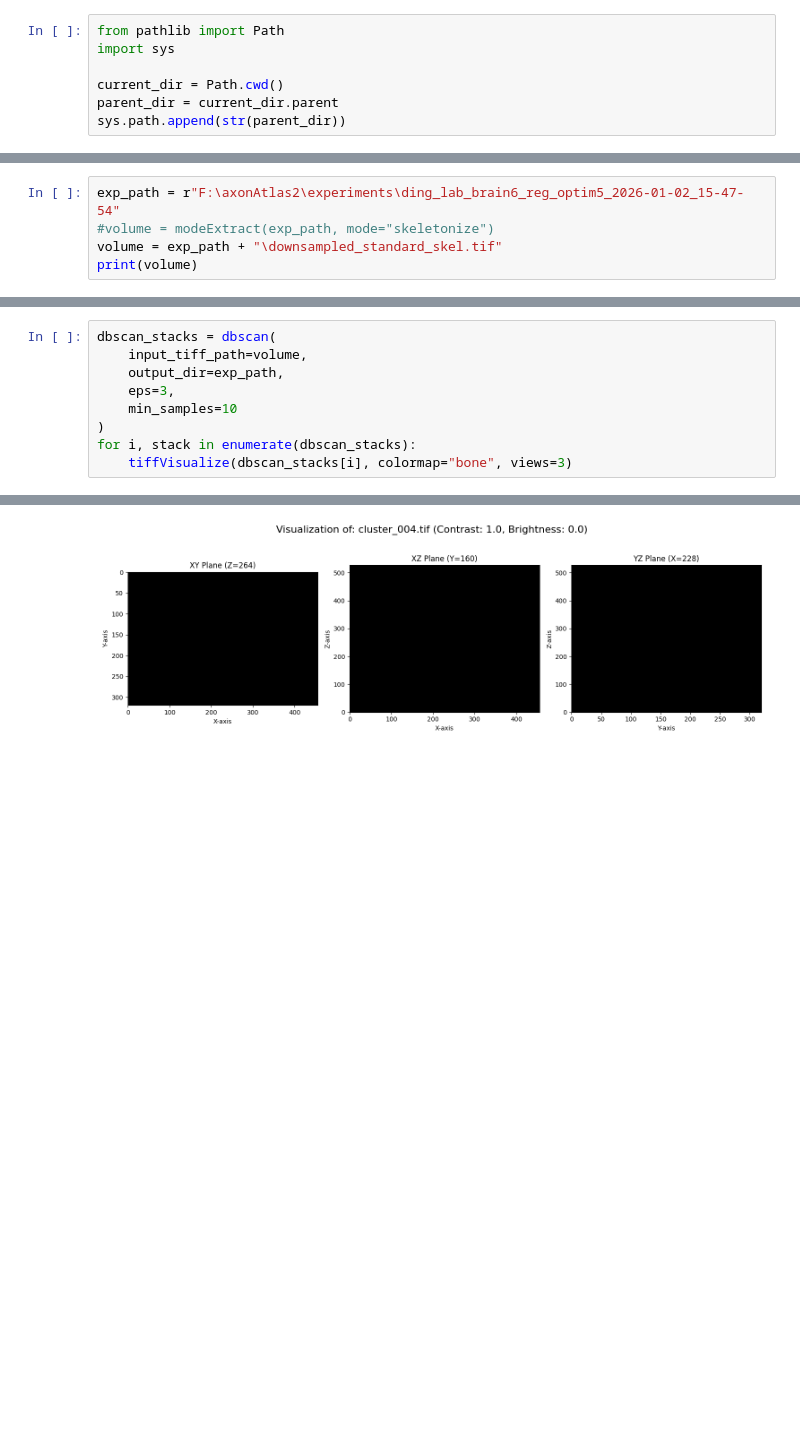
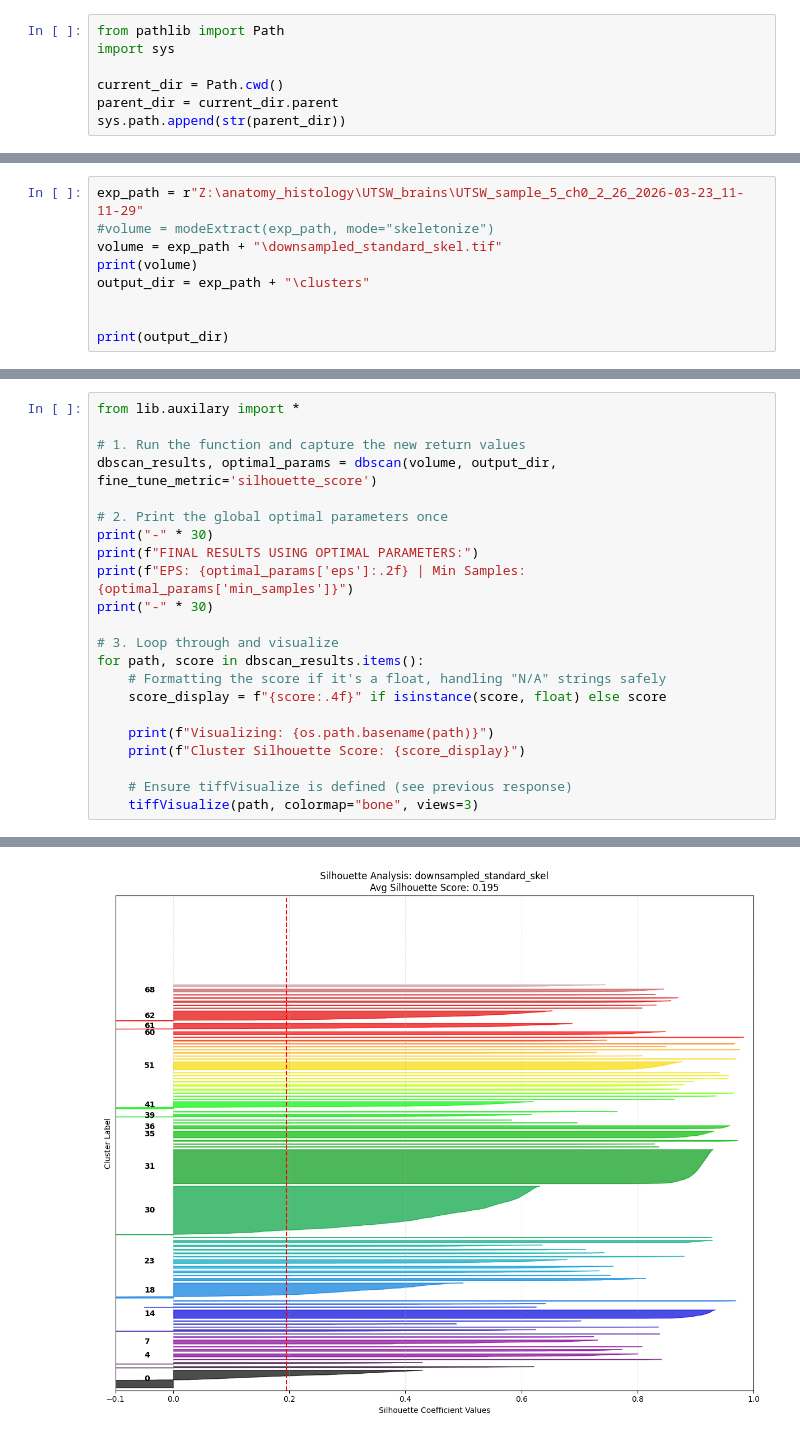
Before and after one commit to c3rry/axonAtlas2, a Jupyter notebook: notebooks/axonAtlas2_connections.ipynb, the cells around one changed output, grey strips where cells are left out. Cells and saved outputs as stored; diff of their text form; blank space fills up the shorter version.

Commit message:
adding updated (in progress) cell detection, and axon swc lustering

```diff
--- a/notebooks/axonAtlas2_connections.ipynb
+++ b/notebooks/axonAtlas2_connections.ipynb
@@ -33,6 +99,10 @@ import tifffile
 # %%
-exp_path = r"F:\axonAtlas2\experiments\ding_lab_brain6_reg_optim5_2026-01-02_15-47-54"
+exp_path = r"Z:\anatomy_histology\UTSW_brains\UTSW_sample_5_ch0_2_26_2026-03-23_11-11-29"
 #volume = modeExtract(exp_path, mode="skeletonize")
 volume = exp_path + "\downsampled_standard_skel.tif"
 print(volume)
+output_dir = exp_path + "\clusters"
+
+
+print(output_dir)
 # %% [output]
@@ -40,10 +312,23 @@ F:\axonAtlas2\experiments\ding_lab_brain6_reg_optim5_2026-01-02_15-47-54\downsam
 # %%
-dbscan_stacks = dbscan(
-    input_tiff_path=volume,
-    output_dir=exp_path,
-    eps=3,
-    min_samples=10
-)
-for i, stack in enumerate(dbscan_stacks):
-    tiffVisualize(dbscan_stacks[i], colormap="bone", views=3)
+from lib.auxilary import *
+
+# 1. Run the function and capture the new return values
+dbscan_results, optimal_params = dbscan(volume, output_dir, fine_tune_metric='silhouette_score')
+
+# 2. Print the global optimal parameters once
+print("-" * 30)
+print(f"FINAL RESULTS USING OPTIMAL PARAMETERS:")
+print(f"EPS: {optimal_params['eps']:.2f} | Min Samples: {optimal_params['min_samples']}")
+print("-" * 30)
+
+# 3. Loop through and visualize
+for path, score in dbscan_results.items():
+    # Formatting the score if it's a float, handling "N/A" strings safely
+    score_display = f"{score:.4f}" if isinstance(score, float) else score
+
+    print(f"Visualizing: {os.path.basename(path)}")
+    print(f"Cluster Silhouette Score: {score_display}")
+
+    # Ensure tiffVisualize is defined (see previous response)
+    tiffVisualize(path, colormap="bone", views=3)
 # %% [output]
@@ -59 +340 @@ Warning: 'F:\axonAtlas2\experiments\ding_lab_brain6_reg_optim5_2026-01-02_15-47-
-[figure, old version]
+[figure, new version]
```
Also changed, not shown: parts of 22 cells of this notebook, 17 other files.
